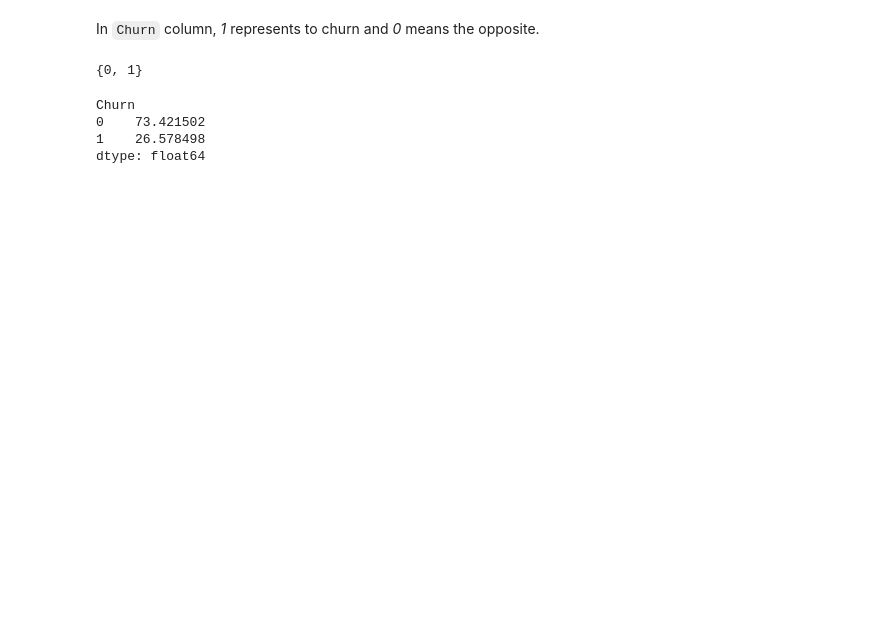
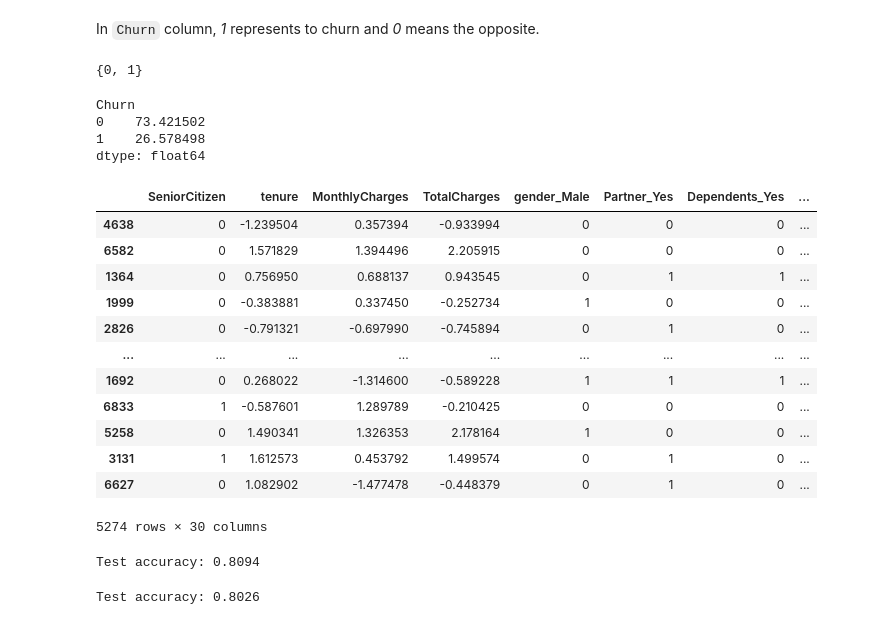
Before and after one commit to wswu001/Machine-Learning-in-Marketing-by-Python, a Jupyter notebook: main.ipynb, the cells around one changed output. Drawn from its saved outputs; the diff is of its cells as text; code cells hidden in the pictures; blank space fills up the shorter version.

```diff
--- a/main.ipynb
+++ b/main.ipynb
@@ -249,7 +251,7 @@ train, test = train_test_split(telcom, test_size= 0.25)
 
 # Store column names from `telcom` excluding target variable and customer ID
 target = ['Churn']
-custid = ['customerId']
+custid = ['customerID']
 cols = [col for col in telcom.columns if col not in custid + target]
 
 # Extract training and testing features
@@ -259,3 +261,51 @@ test_X = test[cols]
 # Extract training and testing target
 train_Y = train[target]
 test_Y = test[target]
+# %%
+train_X
+# %% [output]
+|  | SeniorCitizen | tenure | MonthlyCharges | TotalCharges | gender_Male | Partner_Yes | Dependents_Yes | ... |
+| 4638 | 0 | -1.239504 | 0.357394 | -0.933994 | 0 | 0 | 0 | ... |
+| 6582 | 0 | 1.571829 | 1.394496 | 2.205915 | 0 | 0 | 0 | ... |
+| 1364 | 0 | 0.756950 | 0.688137 | 0.943545 | 0 | 1 | 1 | ... |
+| 1999 | 0 | -0.383881 | 0.337450 | -0.252734 | 1 | 0 | 0 | ... |
+| 2826 | 0 | -0.791321 | -0.697990 | -0.745894 | 0 | 1 | 0 | ... |
+| ... | ... | ... | ... | ... | ... | ... | ... | ... |
+| 1692 | 0 | 0.268022 | -1.314600 | -0.589228 | 1 | 1 | 1 | ... |
+| 6833 | 1 | -0.587601 | 1.289789 | -0.210425 | 0 | 0 | 0 | ... |
+| 5258 | 0 | 1.490341 | 1.326353 | 2.178164 | 1 | 0 | 0 | ... |
+| 3131 | 1 | 1.612573 | 0.453792 | 1.499574 | 0 | 1 | 0 | ... |
+| 6627 | 0 | 1.082902 | -1.477478 | -0.448379 | 0 | 1 | 0 | ... |
+5274 rows × 30 columns
+# %%
+# Initial model
+
+# Fit logistic regression on training data
+logreg = LogisticRegression()
+logreg.fit(train_X, train_Y)
+
+# Predict churn labels on testing data
+pred_test_Y = logreg.predict(test_X)
+
+# Calculate accuracy score
+test_accuracy = accuracy_score(test_Y, pred_test_Y)
+print('Test accuracy:', round(test_accuracy,4))
+# %% [output]
+Test accuracy: 0.8094
+# %%
+# Logistic regression with L1 regularization
+
+# Initialize logistic regression instance
+logreg_l1 = LogisticRegression(penalty='l1',
+                                C=0.025, solver='liblinear')
+
+# Fit the model
+logreg_l1.fit(train_X, train_Y)
+
+# Predict for test_Y
+pred_test_Y = logreg_l1.predict(test_X)
+
+# Calculate accuracy score
+print('Test accuracy:', round(accuracy_score(test_Y,pred_test_Y),4))
+# %% [output]
+Test accuracy: 0.8026
```
Also changed, not shown: parts of 2 cells of this notebook.
